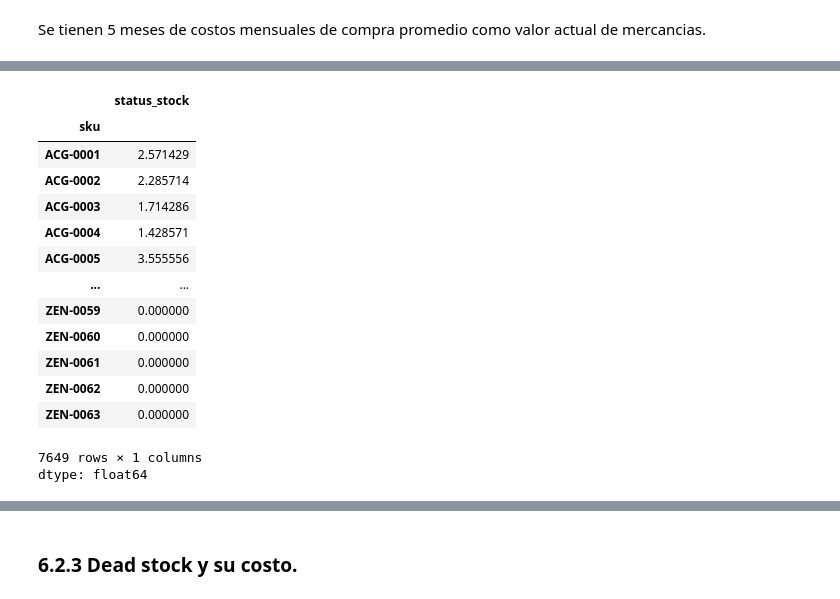
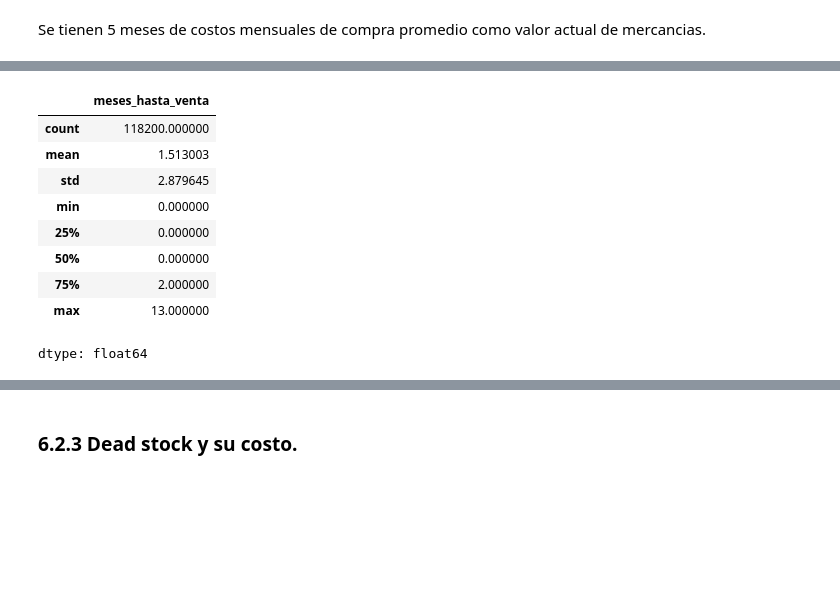
Before and after one commit to Adrian-estrada-chavez/clothing-sales-roi-analysis, a Jupyter notebook: Clothing_sales_roi_analysis.ipynb, the cells around one changed output, grey strips where cells are left out. Drawn from its saved outputs; the diff is of its cells as text; code cells hidden in the pictures; blank space fills up the shorter version.

```diff
--- a/Clothing_sales_roi_analysis.ipynb
+++ b/Clothing_sales_roi_analysis.ipynb
@@ -1364,19 +1375,14 @@ status_stock.head(3)
-# %%
-trazabilidad_venta=status_stock.groupby('sku')['status_stock'].mean()
-trazabilidad_venta
-# %% [output]
-|  | status_stock |
-| sku |  |
-| ACG-0001 | 2.571429 |
-| ACG-0002 | 2.285714 |
-| ACG-0003 | 1.714286 |
-| ACG-0004 | 1.428571 |
-| ACG-0005 | 3.555556 |
-| ... | ... |
-| ZEN-0059 | 0.000000 |
-| ZEN-0060 | 0.000000 |
-| ZEN-0061 | 0.000000 |
-| ZEN-0062 | 0.000000 |
-| ZEN-0063 | 0.000000 |
-7649 rows × 1 columns
-dtype: float64
+# %%
+# Visualizacion de ver caunto tiempo tarda un producto en venderse.
+meses_stock['meses_hasta_venta'].describe()
+# %% [output]
+|  | meses_hasta_venta |
+| count | 118200.000000 |
+| mean | 1.513003 |
+| std | 2.879645 |
+| min | 0.000000 |
+| 25% | 0.000000 |
+| 50% | 0.000000 |
+| 75% | 2.000000 |
+| max | 13.000000 |
+dtype: float64
```
Also changed, not shown: parts of 8 cells of this notebook.
